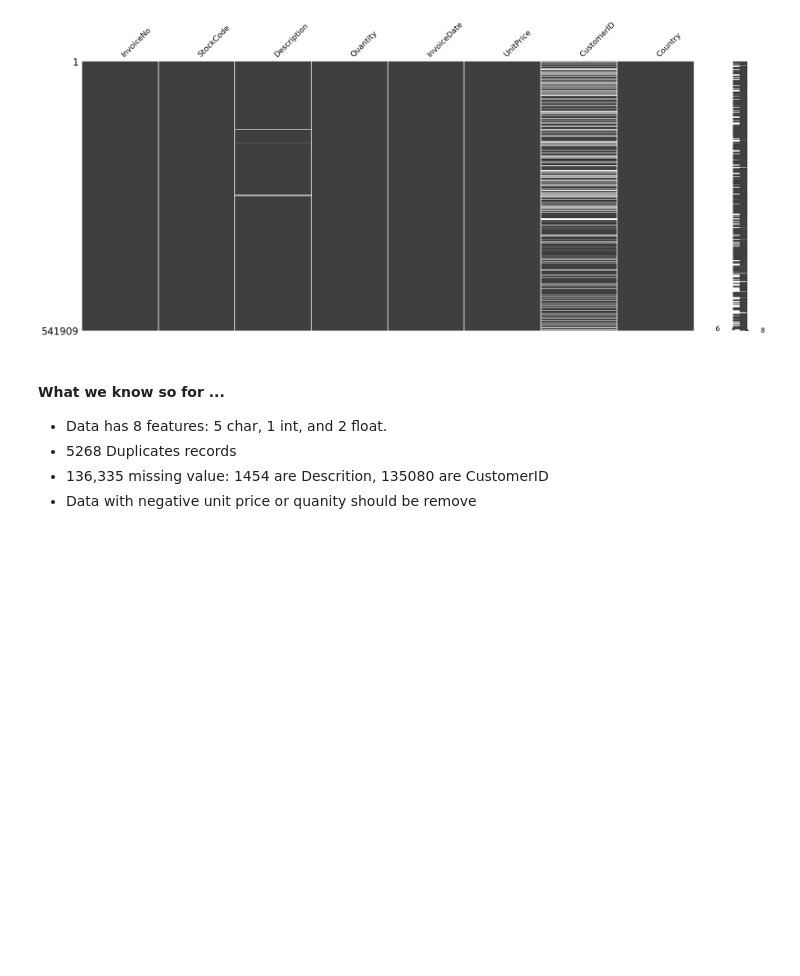
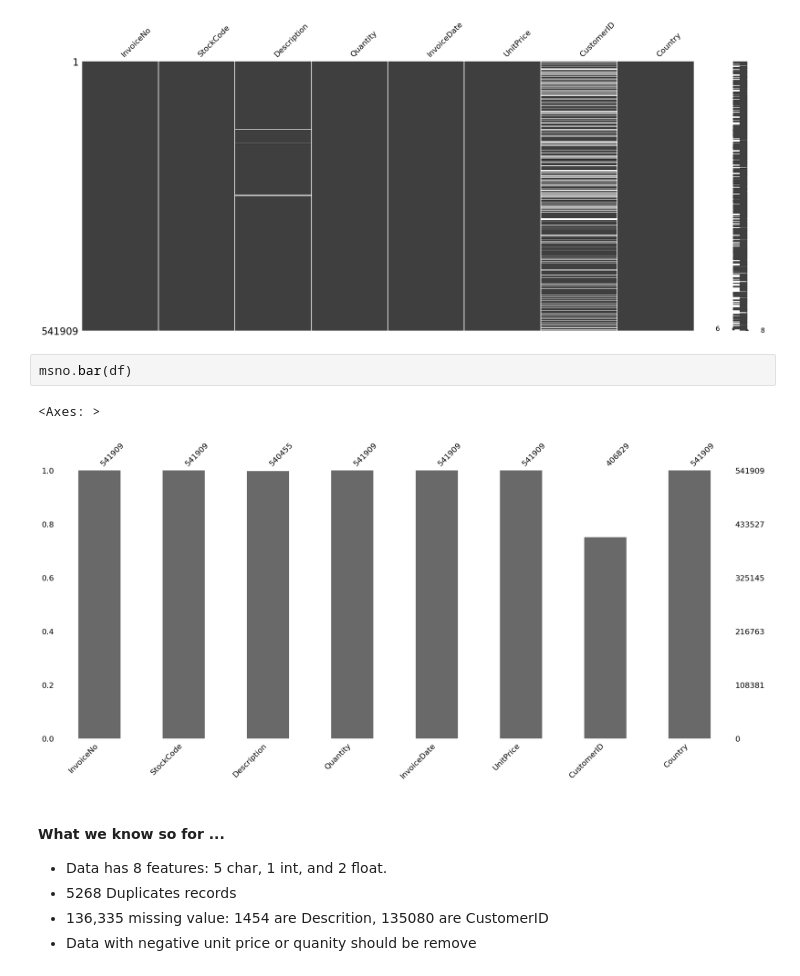
Before and after one commit to Tudped/Exploratory_analysis, a Jupyter notebook: Exploratory_Analysis.ipynb, the cells around one changed output. Drawn from its saved outputs; the diff is of its cells as text; blank space fills up the shorter version.

```diff
--- a/Exploratory_Analysis.ipynb
+++ b/Exploratory_Analysis.ipynb
@@ -106,6 +120,11 @@ msno.matrix(df)
 # %% [output]
 <Axes: >
 [figure]
+# %%
+msno.bar(df)
+# %% [output]
+<Axes: >
+[figure, added]
 # %% [markdown]
 #### What we know so for ...
 * Data has 8 features: 5 char, 1 int, and 2 float.
```
Also changed, not shown: parts of 15 cells of this notebook.
